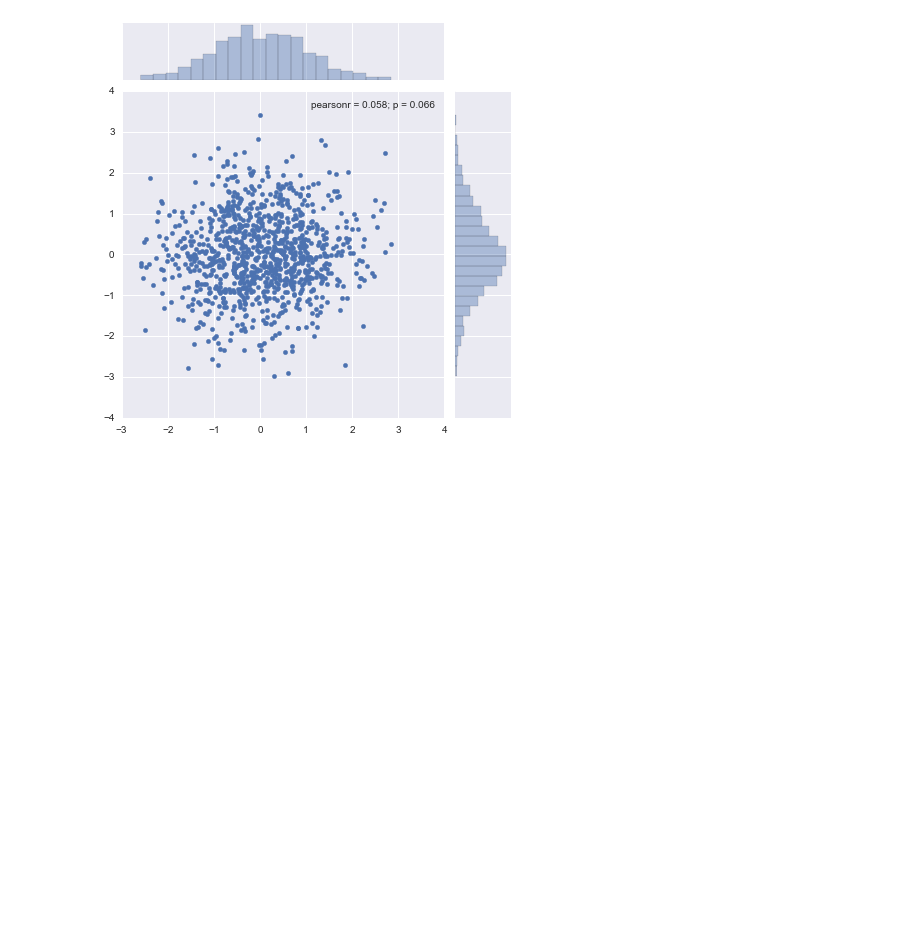
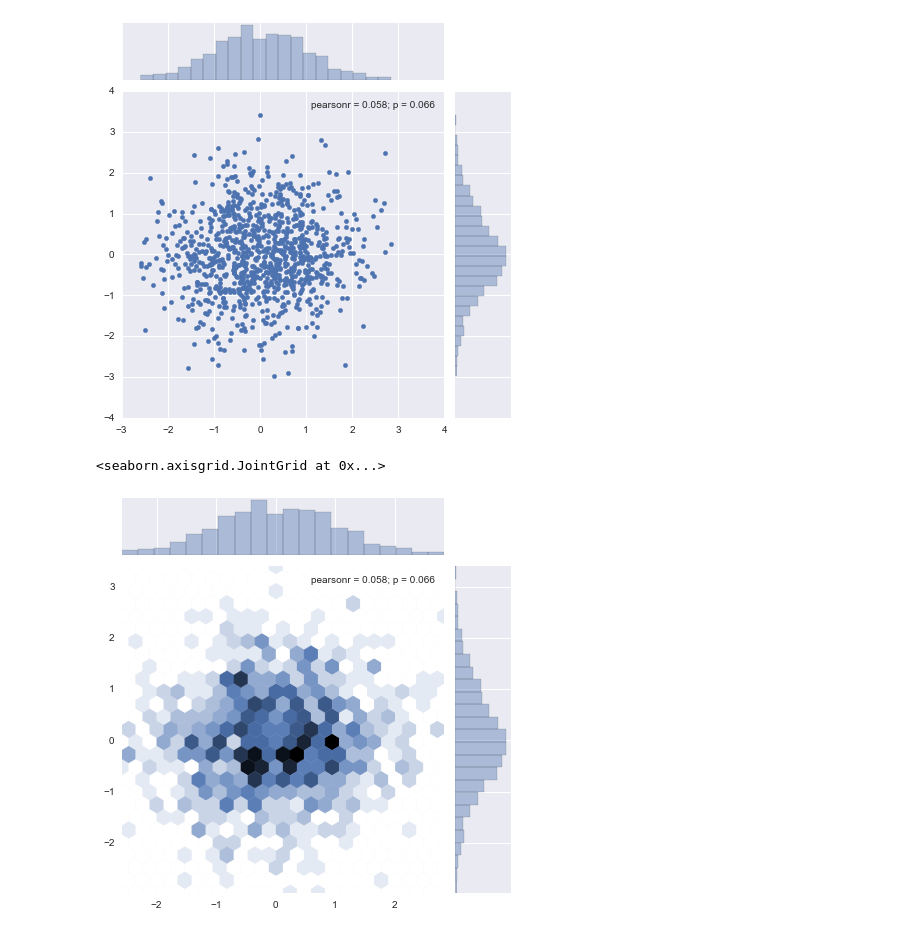
Before and after one commit to rajababu3/DataScience, a Jupyter notebook: Visualisation/Histograms.ipynb, the cells around one changed output. Cells and saved outputs as stored; diff of their text form; code cells hidden in the pictures; blank space fills up the shorter version.

```diff
--- a/Visualisation/Histograms.ipynb
+++ b/Visualisation/Histograms.ipynb
@@ -59,4 +59,7 @@ sns.jointplot(data1, data2)
 <seaborn.axisgrid.JointGrid at 0x...>
 [figure]
 # %%
-sns.jointplot(data1)
+sns.jointplot(data1, data2, kind='hex')
+# %% [output]
+<seaborn.axisgrid.JointGrid at 0x...>
+[figure, added]
```
